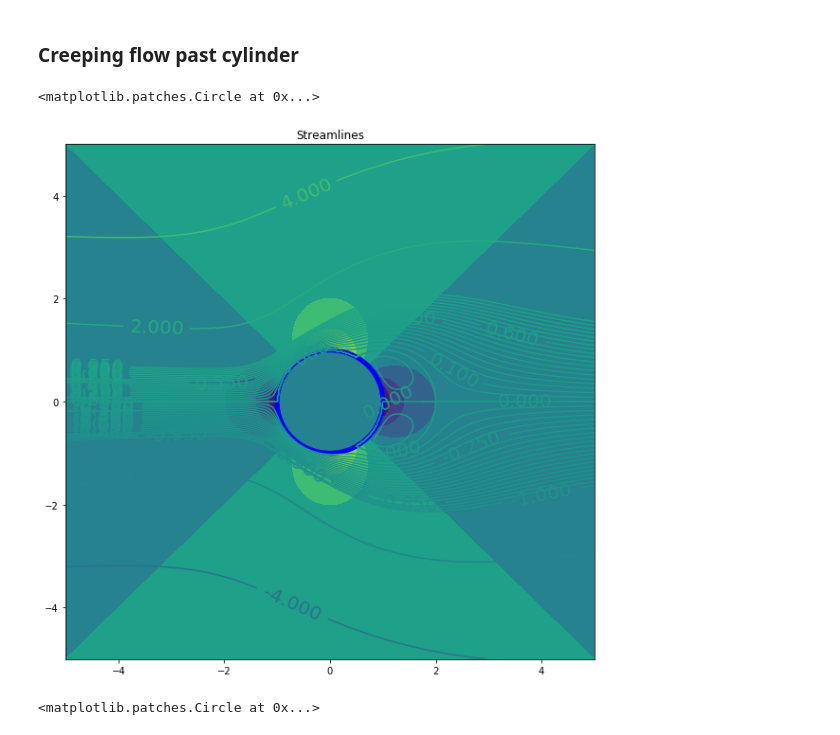
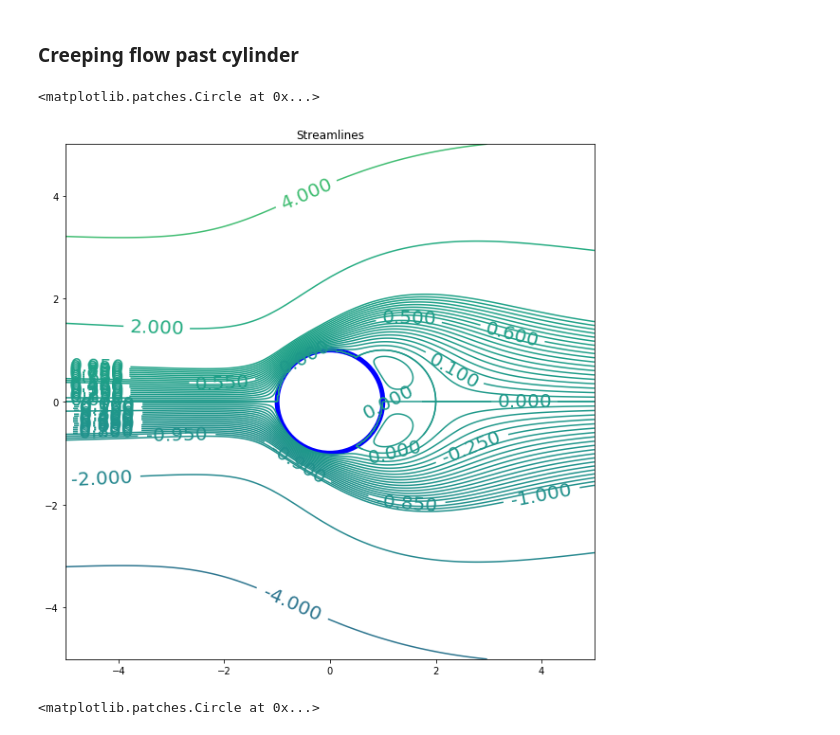
Before and after one commit to ddcampayo/Fluid_Mechanics, a Jupyter notebook: supp_mat/cylinder_w_slip_streamlines.ipynb, the cells around one changed output. Cells and saved outputs as stored; diff of their text form; code cells hidden in the pictures.

```diff
--- a/supp_mat/cylinder_w_slip_streamlines.ipynb
+++ b/supp_mat/cylinder_w_slip_streamlines.ipynb
@@ -17,7 +17,7 @@ def psi_c_general(x , y , func ):
 ### Creeping flow past cylinder
 # %%
 def psi(r,th):
-    return np.where( r <= 1.0 , 0 , (r-1/r)*np.sin(th) - ( 1 - 1/r**2 )*np.sin(2*th) )
+    return np.where( r <= 1.0 , 0 , 1*(r-1/r)*np.sin(th) - 1*( 1 - 1/r**2 )*np.sin(2*th) )
 
 def psi_moving(r,th):
     return np.where( r <= 1.0 , 0 , (0-1/r)*np.sin(th) - ( 1 - 1/r**2 )*np.sin(2*th) )
@@ -36,20 +36,20 @@ P = psi_c_general ( X  ,  Y , press  )
 # %%
 circle = plt.Circle((0 , 0 ), 1 , color='blue',fill=False,lw=5)
 height=10
 fig, ax = plt.subplots(figsize=(1*height, height) )
 r1=np.arange(-14,14, 2 ) ; r2=  np.arange(-1,1,0.05) ;rr=np.concatenate( [ r1 , r2 ] ); rr.sort()
-CS2 = ax.contourf(X, Y,P  )
+#CS2 = ax.contourf(X, Y,P  )
 CS = ax.contour(X, Y, Zc , levels= rr )
 
 
 ax.clabel(CS, inline=1, fontsize=20)
 ax.set_title('Streamlines')
 #ax.set_ylim(0,lim )
 #ax.set_aspect( 1 )
 ax.add_artist(circle)
 # %% [output]
 <matplotlib.patches.Circle at 0x...>
-[figure, old version]
+[figure, new version]
 # %%
 fig.savefig('creeping_flow_past_cyl_slip.eps')
 # %%
```
Also changed, not shown: parts of 3 cells of this notebook, 5 other files.
